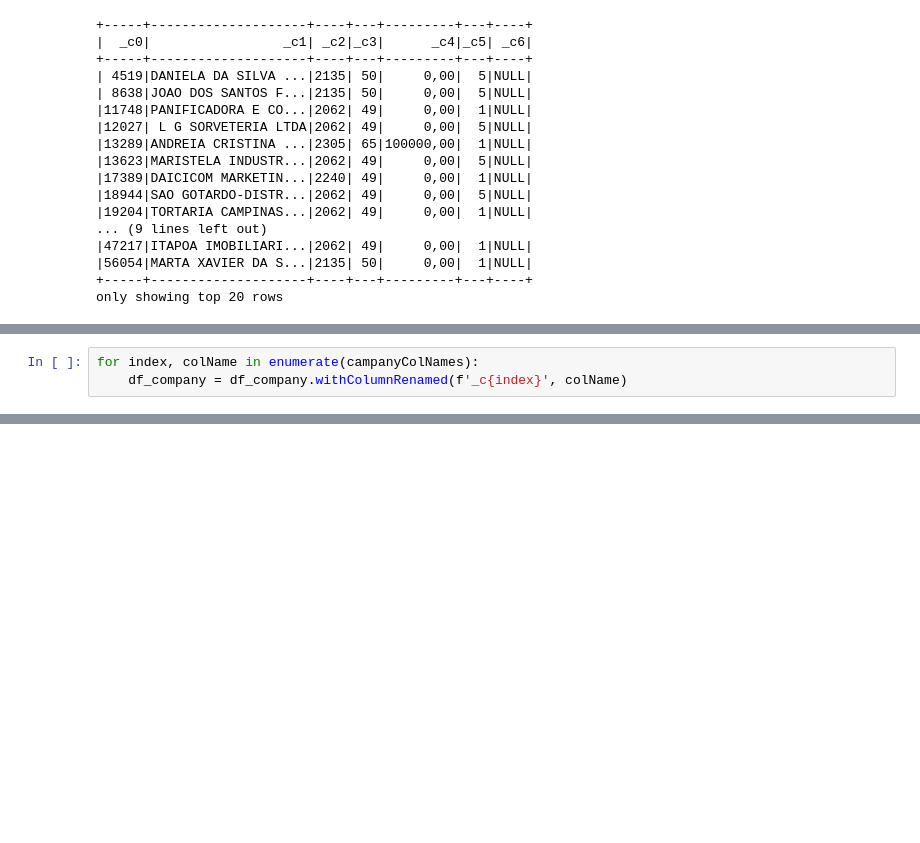
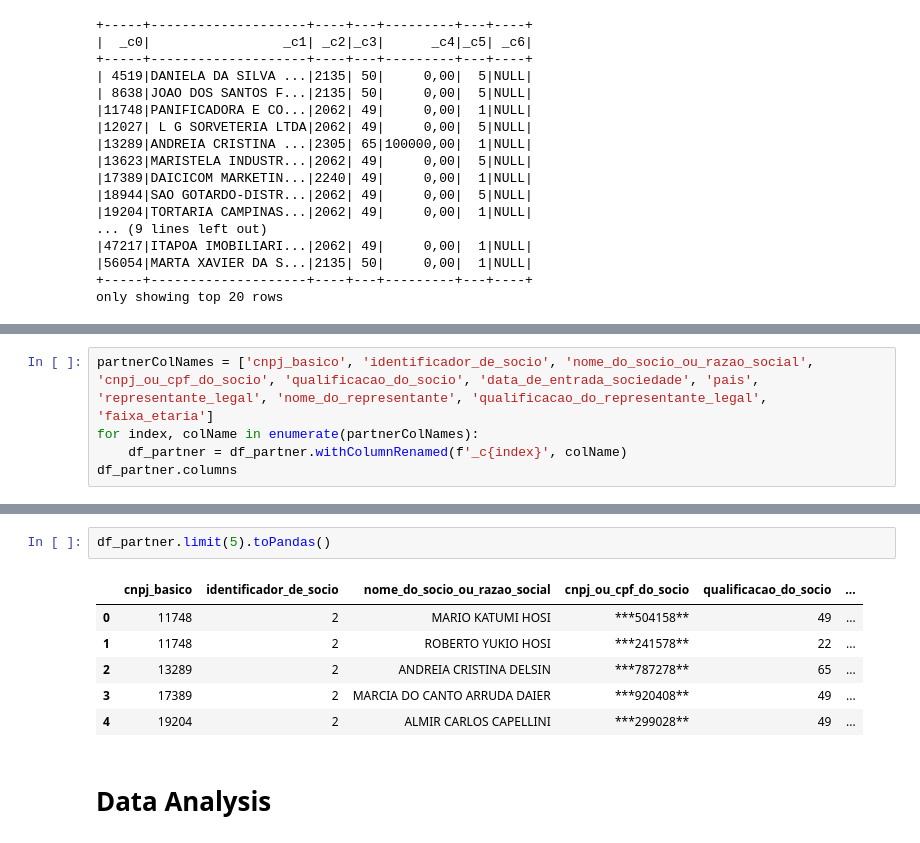
Before and after one commit to felipefsantos1993/pyspark_data_processing-apache_spark, a Jupyter notebook: code.ipynb, the cells around one changed output, grey strips where cells are left out. Drawn from its saved outputs; the diff is of its cells as text; blank space fills up the shorter version.

```diff
--- a/code.ipynb
+++ b/code.ipynb
@@ -95,3 +252,5 @@ campanyColNames = ['cnpj_basico', 'razao_social_nome_empresarial', 'natureza_jur
 # %%
-for index, colName in enumerate(campanyColNames):
-    df_company = df_company.withColumnRenamed(f'_c{index}', colName)
+partnerColNames = ['cnpj_basico', 'identificador_de_socio', 'nome_do_socio_ou_razao_social', 'cnpj_ou_cpf_do_socio', 'qualificacao_do_socio', 'data_de_entrada_sociedade', 'pais', 'representante_legal', 'nome_do_representante', 'qualificacao_do_representante_legal', 'faixa_etaria']
+for index, colName in enumerate(partnerColNames):
+    df_partner = df_partner.withColumnRenamed(f'_c{index}', colName)
+df_partner.columns
@@ -109,0 +289,11 @@ df_company.columns
+# %%
+df_partner.limit(5).toPandas()
+# %% [output]
+|  | cnpj_basico | identificador_de_socio | nome_do_socio_ou_razao_social | cnpj_ou_cpf_do_socio | qualificacao_do_socio | ... |
+| 0 | 11748 | 2 | MARIO KATUMI HOSI | ***504158** | 49 | ... |
+| 1 | 11748 | 2 | ROBERTO YUKIO HOSI | ***241578** | 22 | ... |
+| 2 | 13289 | 2 | ANDREIA CRISTINA DELSIN | ***787278** | 65 | ... |
+| 3 | 17389 | 2 | MARCIA DO CANTO ARRUDA DAIER | ***920408** | 49 | ... |
+| 4 | 19204 | 2 | ALMIR CARLOS CAPELLINI | ***299028** | 49 | ... |
+# %% [markdown]
+# Data Analysis
```
Also changed, not shown: parts of 24 cells of this notebook, 3 other files.
